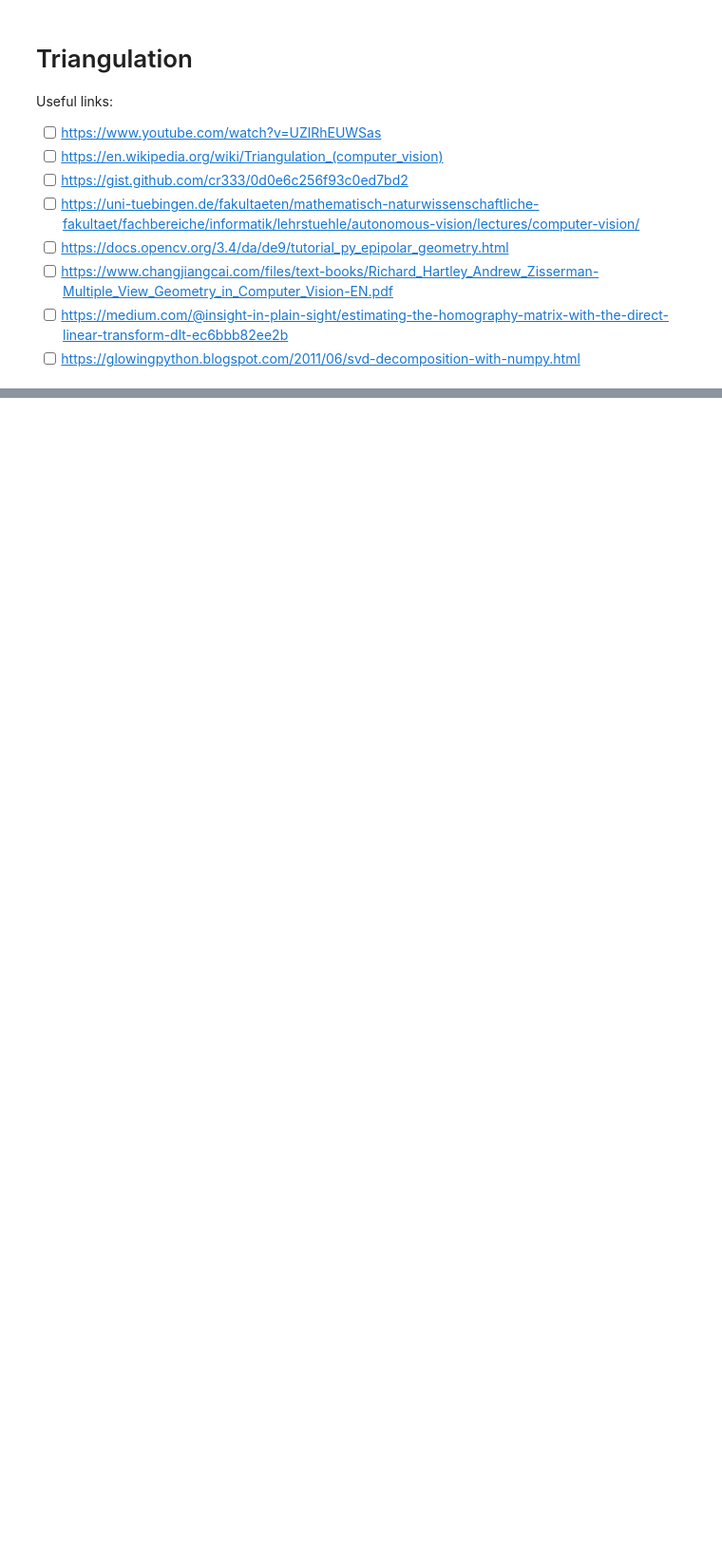
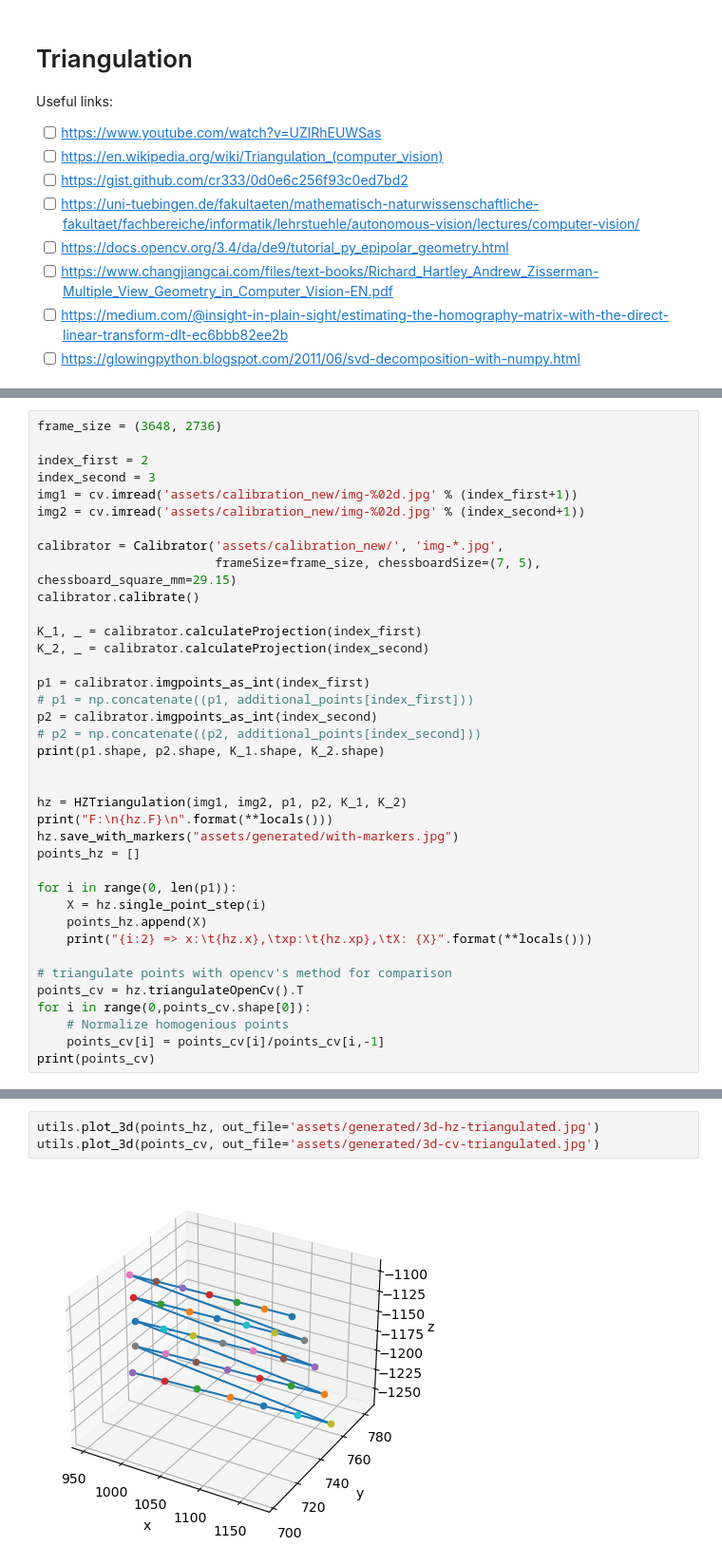
Before and after one commit to reineltJanis/triangulation, a Jupyter notebook: Triangulation.ipynb, the cells around one changed output, grey strips where cells are left out. Shown: that part at 95% size. Drawn from its saved outputs; the diff is of its cells as text; blank space fills up the shorter version.

```diff
--- a/Triangulation.ipynb
+++ b/Triangulation.ipynb
@@ -590,0 +48,38 @@ def drawEpipolarLinesCV():
+# %%
+frame_size = (3648, 2736)
+
+index_first = 2
+index_second = 3
+img1 = cv.imread('assets/calibration_new/img-%02d.jpg' % (index_first+1))
+img2 = cv.imread('assets/calibration_new/img-%02d.jpg' % (index_second+1))
+
+calibrator = Calibrator('assets/calibration_new/', 'img-*.jpg',
+                        frameSize=frame_size, chessboardSize=(7, 5), chessboard_square_mm=29.15)
+calibrator.calibrate()
+
+K_1, _ = calibrator.calculateProjection(index_first)
+K_2, _ = calibrator.calculateProjection(index_second)
+
+p1 = calibrator.imgpoints_as_int(index_first)
+# p1 = np.concatenate((p1, additional_points[index_first]))
+p2 = calibrator.imgpoints_as_int(index_second)
+# p2 = np.concatenate((p2, additional_points[index_second]))
+print(p1.shape, p2.shape, K_1.shape, K_2.shape)
+
+
+hz = HZTriangulation(img1, img2, p1, p2, K_1, K_2)
+print("F:\n{hz.F}\n".format(**locals()))
+hz.save_with_markers("assets/generated/with-markers.jpg")
+points_hz = []
+
+for i in range(0, len(p1)):
+    X = hz.single_point_step(i)
+    points_hz.append(X)
+    print("{i:2} => x:\t{hz.x},\txp:\t{hz.xp},\tX: {X}".format(**locals()))
+
+# triangulate points with opencv's method for comparison
+points_cv = hz.triangulateOpenCv().T
+for i in range(0,points_cv.shape[0]):
+    # Normalize homogenious points
+    points_cv[i] = points_cv[i]/points_cv[i,-1]
+print(points_cv)
@@ -590,0 +104,5 @@ def drawEpipolarLinesCV():
+# %%
+utils.plot_3d(points_hz, out_file='assets/generated/3d-hz-triangulated.jpg')
+utils.plot_3d(points_cv, out_file='assets/generated/3d-cv-triangulated.jpg')
+# %% [output]
+[figure, added]
```
Also changed, not shown: parts of 25 cells of this notebook, 18 other files.
